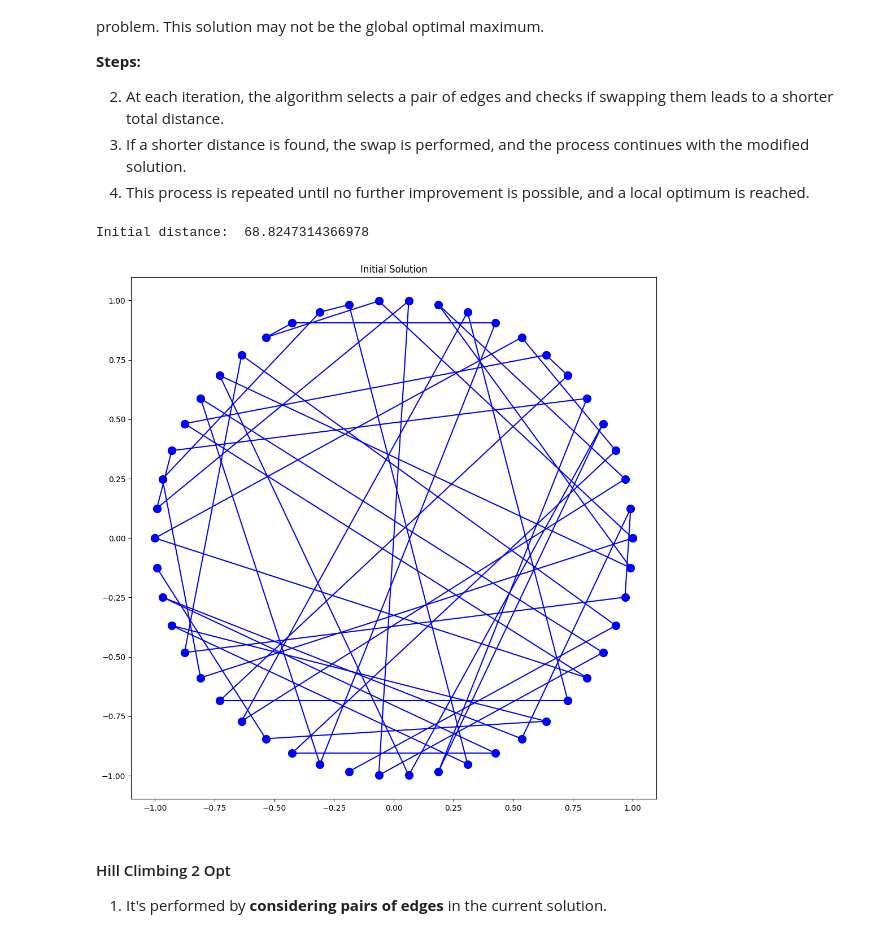
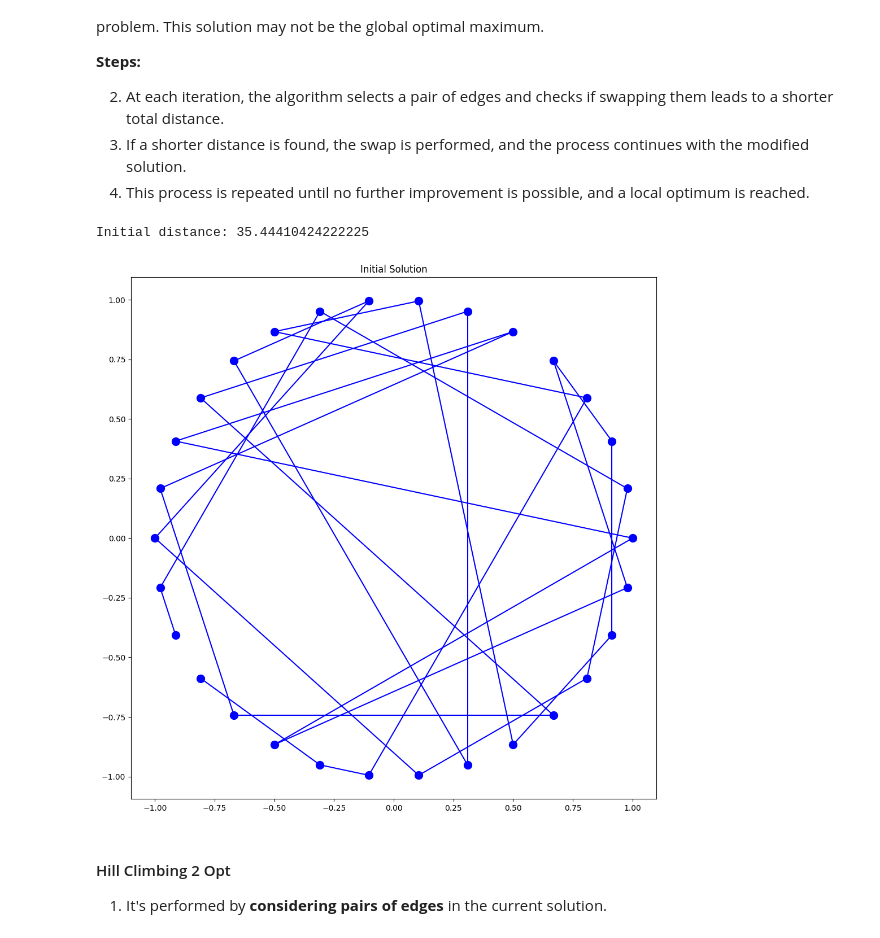
Before and after one commit to Yrrrrrf/artificial_intelligence, a Jupyter notebook: projects/tsp_genetic_algorithms/traveling_salesman_problem.ipynb, the cells around one changed output. Drawn from its saved outputs; the diff is of its cells as text; code cells hidden in the pictures.

Commit message:
mostly complete (still need to fix heaps algorithm)

```diff
--- a/projects/tsp_genetic_algorithms/traveling_salesman_problem.ipynb
+++ b/projects/tsp_genetic_algorithms/traveling_salesman_problem.ipynb
@@ -29,16 +29,15 @@ Our focus is on implementing **exhaustive search**, **random search**, and **hil
 
 By delving into these algorithms and their outcomes, we aim to enhance our understanding of optimization techniques and their practical applications.
 # %%
-import random
-import itertools
+import itertools  # for permutations
 
-import numpy as np
-import pandas as pd
-import seaborn as sns
-import matplotlib.pyplot as plt
+import numpy as np  # for arrays
+import pandas as pd  # for dataframes
+import seaborn as sns  # for plotting
+import matplotlib.pyplot as plt  # for plotting
 
-# constants
-CITIES = 7  # number of cities
+# constants for the genetic algorithm
+CITIES = 30  # number of cities
 GENERATIONS = 100  # number of generations to run
 MUTATION_RATE = 0.01  # mutation rate (0.01 = 1%) 1/100
 # %% [markdown]
@@ -96,13 +95,13 @@ def mutate(offspring: np.ndarray) -> np.ndarray:
         offspring = np.random.permutation(offspring)  # shuffle offspring (mutation)
     return offspring  # return offspring
 # %%
-cities = generate_cities(CITIES)  # generate cities
-# cities = np.array([[np.cos(2 * np.pi * i / CITIES), np.sin(2 * np.pi * i / CITIES)] for i in range(CITIES)])
+# cities = generate_cities(CITIES)  # generate cities
+cities = np.array([[np.cos(2 * np.pi * i / CITIES), np.sin(2 * np.pi * i / CITIES)] for i in range(CITIES)])
 print(cities)
 
 # draw the circle
 plt.figure(figsize=(12, 12))
-plt.plot(np.cos(2 * np.pi * np.linspace(0, 1, 100)), np.sin(2 * np.pi * np.linspace(0, 1, 100)), c='gray')  # draw the circle
+# plt.plot(np.cos(2 * np.pi * np.linspace(0, 1, 100)), np.sin(2 * np.pi * np.linspace(0, 1, 100)), c='gray')  # draw the circle
 plt.scatter(cities[:, 0], cities[:, 1], c='blue', s=100)  # draw the cities
 [plt.annotate(f"({city[0]:.2f}, {city[1]:.2f})", (city[0], city[1]), fontsize=10) for _, city in enumerate(cities)]  # add the coordinates to the cities
 plt.title("Cities")
@@ -372,21 +433,21 @@ Given a large set of inputs and a good heuristic function, it tries to find a su
 4. This process is repeated until no further improvement is possible, and a local optimum is reached.
 # %%
 n_cities = 50
-city_list = np.array([[np.cos(2 * np.pi * i / n_cities), np.sin(2 * np.pi * i / n_cities)] for i in range(n_cities)])
+# cities = np.array([[np.cos(2 * np.pi * i / n_cities), np.sin(2 * np.pi * i / n_cities)] for i in range(n_cities)])
 # city_list = generate_cities(50)  # generate cities
 
 distance_calculation = lambda r, c: np.sum([np.linalg.norm(c[r[i]] - c[r[i - 1]]) for i in range(len(r))])
 # where r is the route and c is the city list
 
 swap_algorithm = lambda r, i, k: np.concatenate((r[0:i], r[k:i - 1:-1], r[k + 1:len(r)]))
 # where r is the route, i is the first city to swap and k is the second city to swap
 
-solution = np.random.permutation(len(city_list))  # generate random solution
-print('Initial distance: ', distance_calculation(solution, city_list))
-plot_solution("Initial Solution", city_list, solution)
+solution = np.random.permutation(len(cities))  # generate random solution
+print(f"Initial distance: \033[92m{distance_calculation(solution, cities)}\033[0m")  # print initial distance
+plot_solution("Initial Solution", cities, solution)
 # %% [output]
-Initial distance:  68.8247314366978
+Initial distance: 35.44410424222225
-[figure, old version]
+[figure, new version]
 # %% [markdown]
 #### Hill Climbing 2 Opt
 
```
Also changed, not shown: parts of 17 cells of this notebook.
